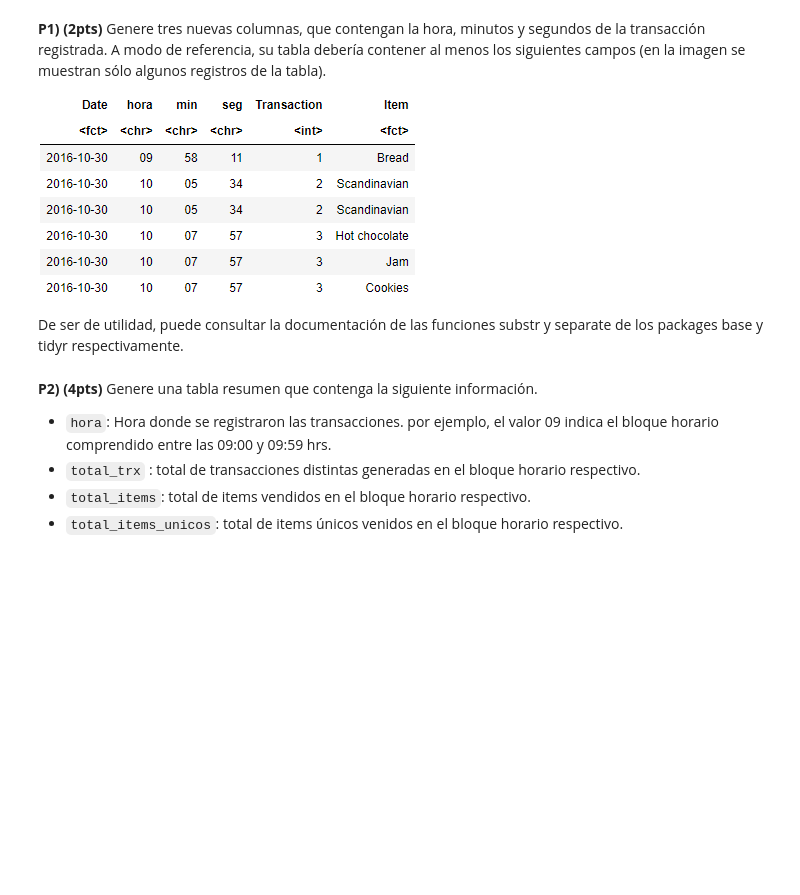
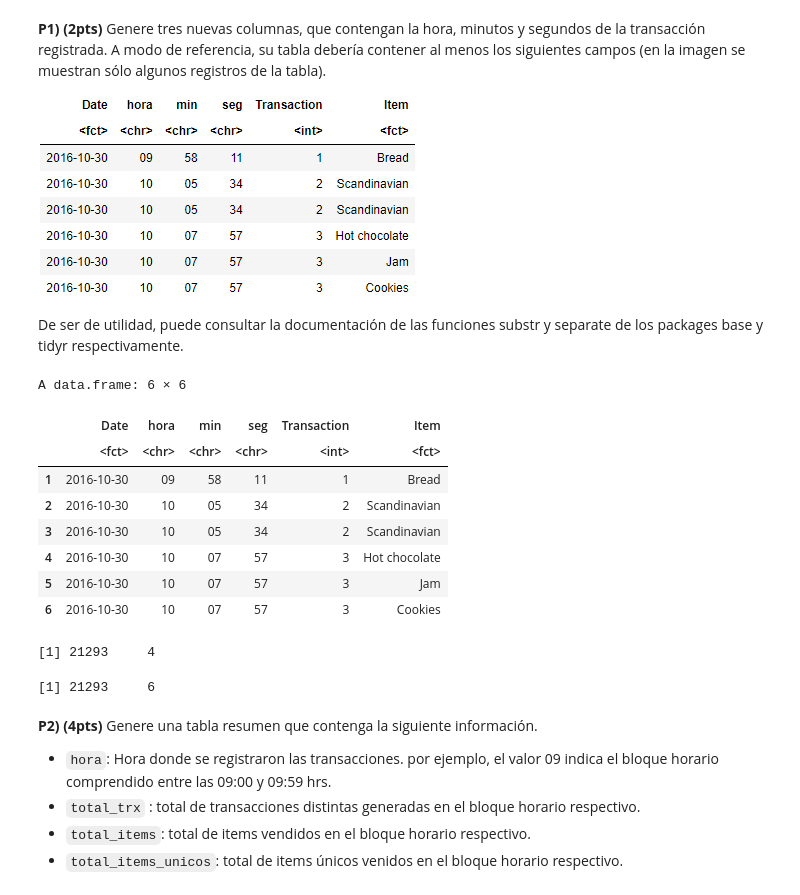
Before and after one commit to HaroldConley/diplomado_BD, a Jupyter notebook: Evaluaciones/C3/Evaluacion_final_v10.ipynb, the cells around one changed output. Drawn from its saved outputs; the diff is of its cells as text; code cells hidden in the pictures; blank space fills up the shorter version.

```diff
--- a/Evaluaciones/C3/Evaluacion_final_v10.ipynb
+++ b/Evaluaciones/C3/Evaluacion_final_v10.ipynb
@@ -335,5 +335,5 @@ El siguiente archivo ("cafeteria.csv") contiene los registros de las ventas de u
 Ustede deberá responder las siguientes preguntas con el objetivo de generar recomendaciones de ventas en distintos períodos de tiempo.
 # %%
 # Cargue aquí el archivo "cafeteria.csv"
-cafeteria <- read.csv("https://raw.githubusercontent.com/majorquev/DBDC_202206_Programacion_en_R_para_ciencia_de_datos/main/Evaluaciones/C3/cafeteria.csv")
+cafeteria_raw <- read.csv("https://raw.githubusercontent.com/majorquev/DBDC_202206_Programacion_en_R_para_ciencia_de_datos/main/Evaluaciones/C3/cafeteria.csv")
 # %%
@@ -361,3 +358,40 @@ De ser de utilidad, puede consultar la documentación de las funciones substr y
+# %%
+# P1 --------------------------------------------------
+# Respuesta
+
+# Agregando ordenadamente las nuevas columnas
+cafeteria <-  cafeteria_raw %>%
+                mutate(Date_fct = as.factor(cafeteria_raw$Date)) %>%
+                mutate(cafeteria_raw %>% separate(Time, c("hora", "min", "seg"))) %>%
+                mutate(trans_int = cafeteria_raw$Transaction) %>%
+                mutate(Item_fct = as.factor(cafeteria_raw$Item))
+
+# Eliminando las columnas sobrantes
+cafeteria$Date <- NULL
+cafeteria$Time <- NULL
+cafeteria$Transaction <- NULL
+cafeteria$Item <- NULL
+
+# Cambiando el nombre a las columnas
+colnames(cafeteria) <- c("Date", "hora", "min", "seg", "Transaction", "Item")
+
+cafeteria %>% head
+
+# Check dimensiones
+cafeteria_raw %>% dim
+cafeteria %>% dim
+# %% [output]
+A data.frame: 6 × 6
+|  | Date | hora | min | seg | Transaction | Item |
+|  | <fct> | <chr> | <chr> | <chr> | <int> | <fct> |
+| 1 | 2016-10-30 | 09 | 58 | 11 | 1 | Bread |
+| 2 | 2016-10-30 | 10 | 05 | 34 | 2 | Scandinavian |
+| 3 | 2016-10-30 | 10 | 05 | 34 | 2 | Scandinavian |
+| 4 | 2016-10-30 | 10 | 07 | 57 | 3 | Hot chocolate |
+| 5 | 2016-10-30 | 10 | 07 | 57 | 3 | Jam |
+| 6 | 2016-10-30 | 10 | 07 | 57 | 3 | Cookies |
+[1] 21293     4
+[1] 21293     6
 # %% [markdown]
 **P2) (4pts)**  Genere una tabla resumen que contenga la siguiente información.
 
```
Also changed, not shown: parts of 2 cells of this notebook.
